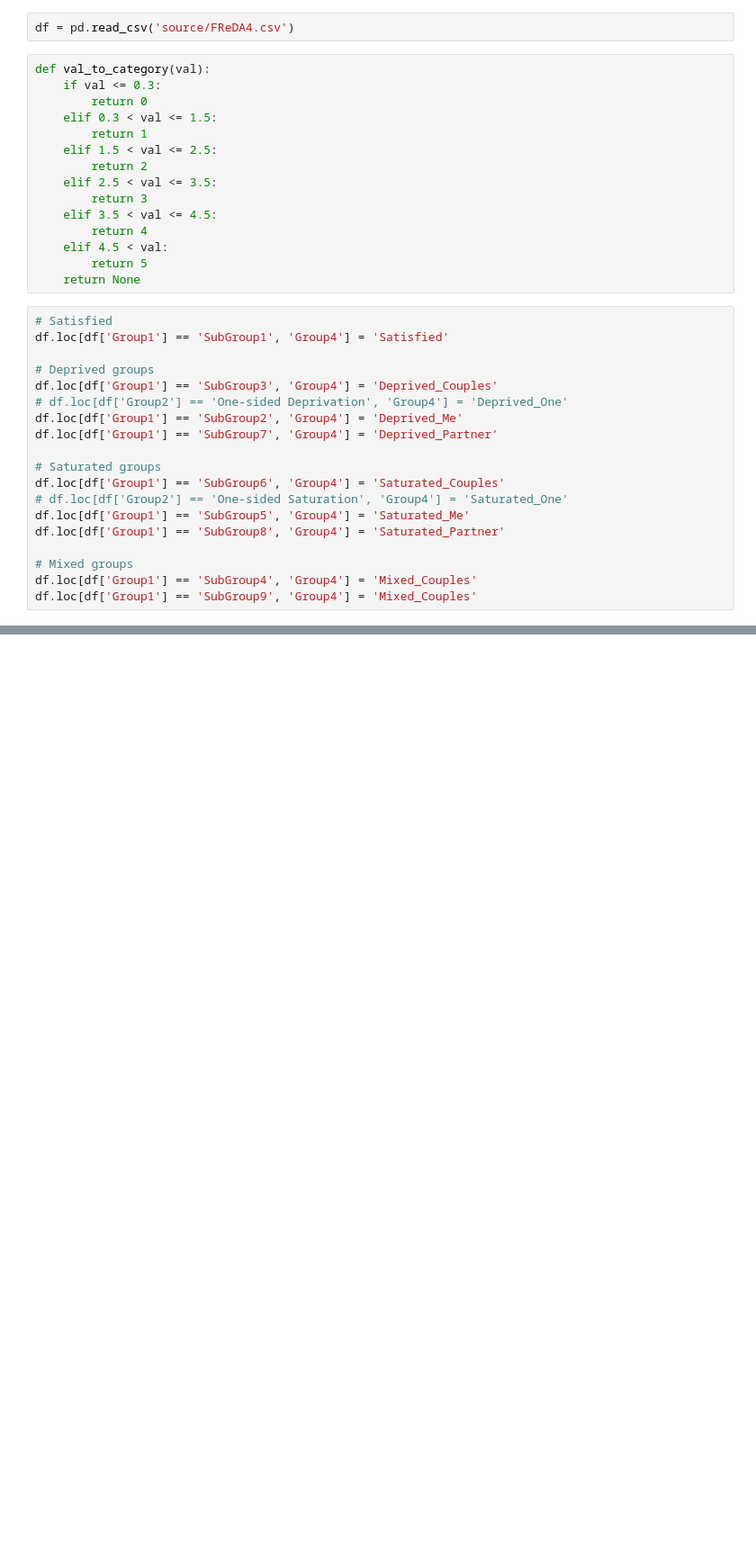
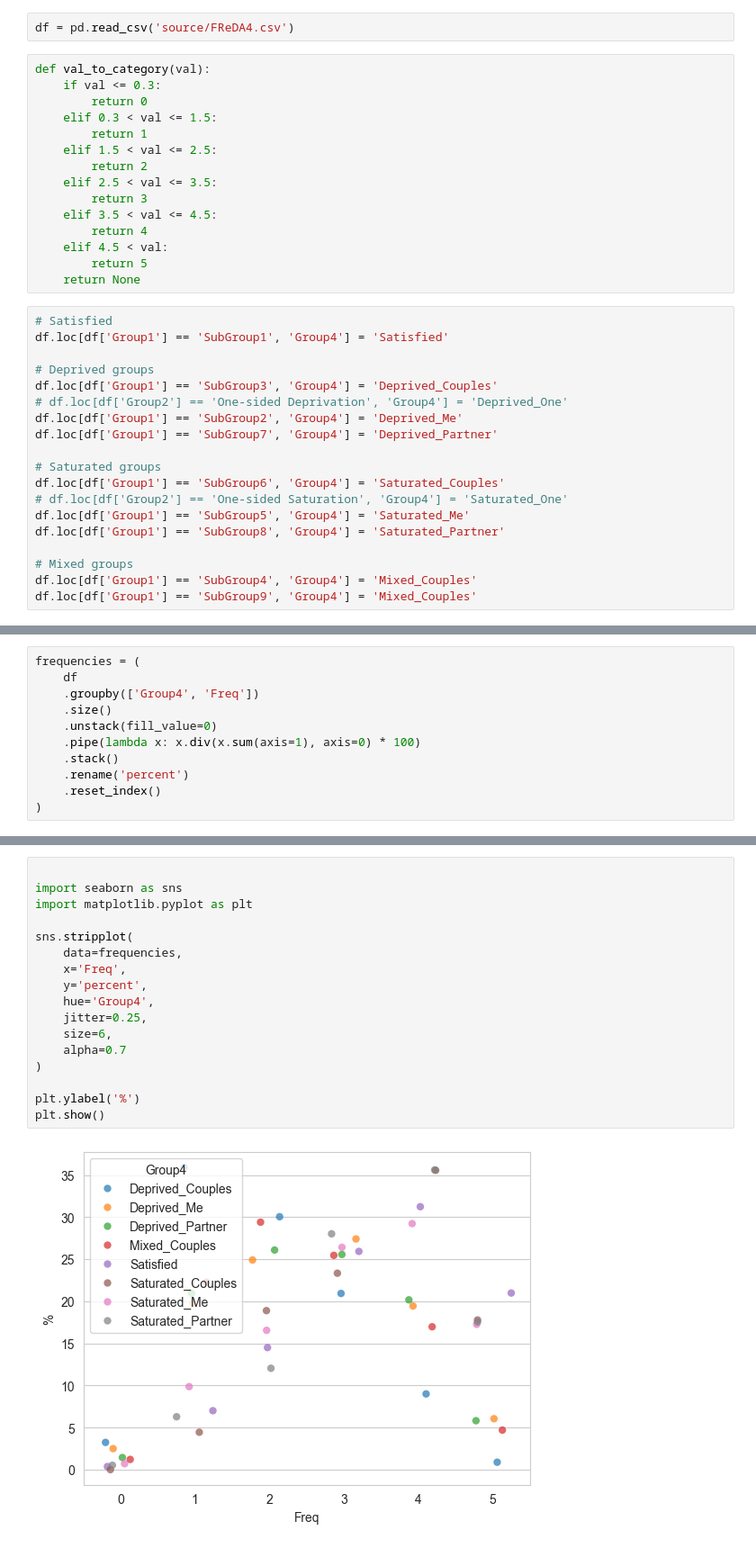
Before and after one commit to EdgardoCS/touchCouples, a Jupyter notebook: count_freq.ipynb, the cells around one changed output, grey strips where cells are left out. Shown at 90% size. Saved outputs shown, nothing was run; the diff lists cells and outputs as text; blank space fills up the shorter version.

```diff
--- a/count_freq.ipynb
+++ b/count_freq.ipynb
@@ -57,0 +78,11 @@ df.groupby(['Group4'])[['Des']].value_counts()
+# %%
+frequencies = (
+    df
+    .groupby(['Group4', 'Freq'])
+    .size()
+    .unstack(fill_value=0)
+    .pipe(lambda x: x.div(x.sum(axis=1), axis=0) * 100)
+    .stack()
+    .rename('percent')
+    .reset_index()
+)
@@ -80,0 +110,19 @@ Name: count, dtype: int64
+# %%
+
+import seaborn as sns
+import matplotlib.pyplot as plt
+
+sns.stripplot(
+    data=frequencies,
+    x='Freq',
+    y='percent',
+    hue='Group4',
+    jitter=0.25,
+    size=6,
+    alpha=0.7
+)
+
+plt.ylabel('%')
+plt.show()
+# %% [output]
+[figure, added]
```
Also changed, not shown: parts of 6 cells of this notebook.
